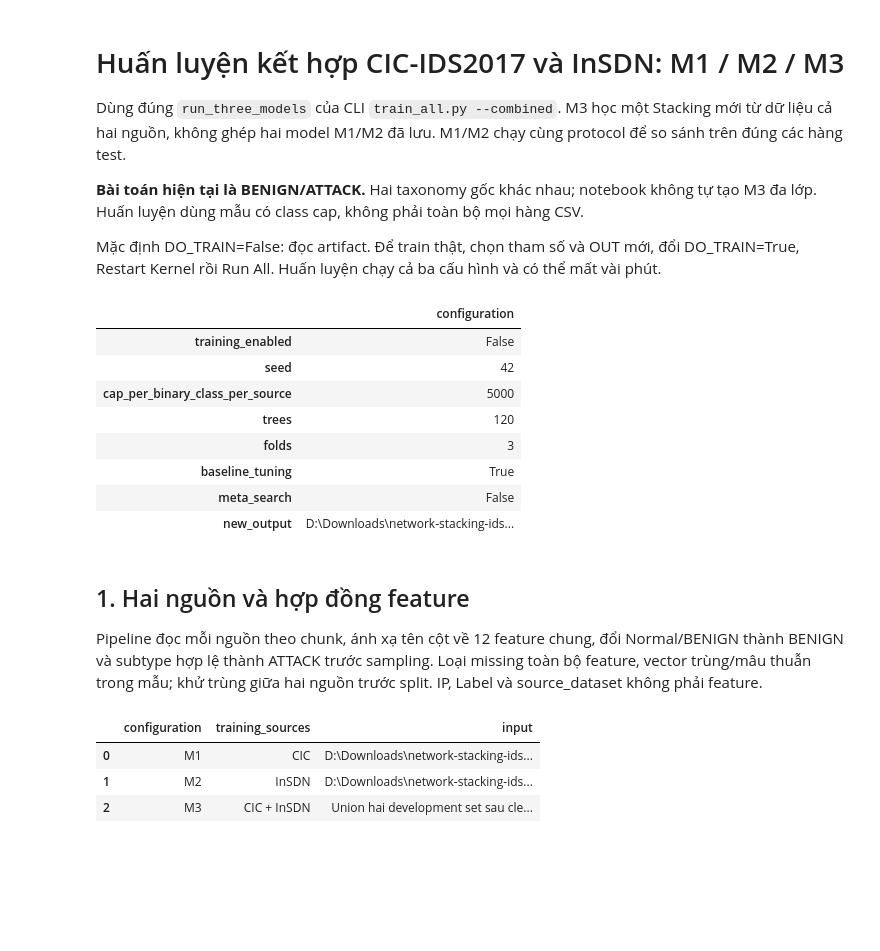
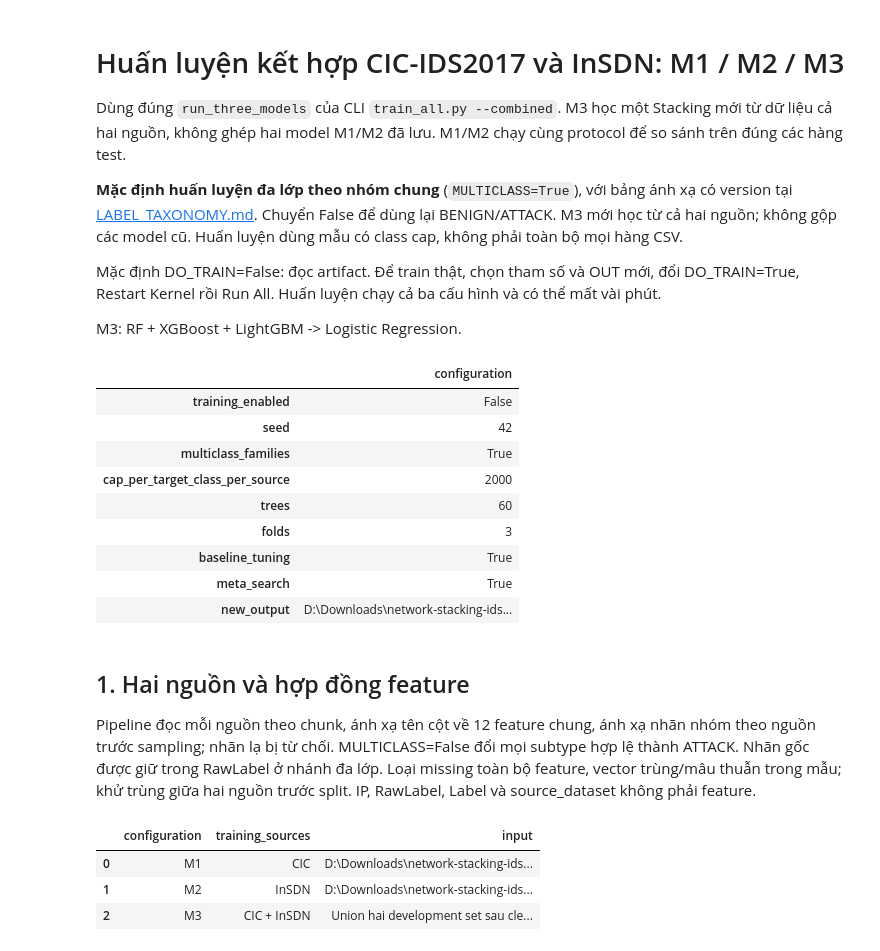
Before and after one commit to CongDuc-17/IDS-Stacking-Ensemble, a Jupyter notebook: notebooks/training_combined.ipynb, the cells around one changed output. Saved outputs shown, nothing was run; the diff lists cells and outputs as text; code cells hidden in the pictures; blank space fills up the shorter version.

```diff
--- a/notebooks/training_combined.ipynb
+++ b/notebooks/training_combined.ipynb
@@ -3,49 +3,55 @@
 
 Dùng đúng `run_three_models` của CLI `train_all.py --combined`. M3 học một Stacking mới từ dữ liệu cả hai nguồn, không ghép hai model M1/M2 đã lưu. M1/M2 chạy cùng protocol để so sánh trên đúng các hàng test.
 
-**Bài toán hiện tại là BENIGN/ATTACK.** Hai taxonomy gốc khác nhau; notebook không tự tạo M3 đa lớp. Huấn luyện dùng mẫu có class cap, không phải toàn bộ mọi hàng CSV.
+**Mặc định huấn luyện đa lớp theo nhóm chung** (`MULTICLASS=True`), với bảng ánh xạ có version tại [LABEL_TAXONOMY.md](../docs/LABEL_TAXONOMY.md). Chuyển False để dùng lại BENIGN/ATTACK. M3 mới học từ cả hai nguồn; không gộp các model cũ. Huấn luyện dùng mẫu có class cap, không phải toàn bộ mọi hàng CSV.
 
 Mặc định DO_TRAIN=False: đọc artifact. Để train thật, chọn tham số và OUT mới, đổi DO_TRAIN=True, Restart Kernel rồi Run All. Huấn luyện chạy cả ba cấu hình và có thể mất vài phút.
+
+M3: RF + XGBoost + LightGBM -> Logistic Regression.
 # %%
 %matplotlib inline
 from argparse import Namespace
 from pathlib import Path
 import json
 import sys
 import pandas as pd
 import matplotlib.pyplot as plt
 from IPython.display import display, Markdown
 
 ROOT = next(p for p in [Path.cwd(), *Path.cwd().parents] if (p / 'src/train_all.py').is_file())
 sys.path.insert(0, str(ROOT / 'src'))
 from three_models import run_three_models
 from features import FEATURES
 DO_TRAIN = False
-SEED, CAP, TREES, FOLDS = 42, 5000, 120, 3
-TUNE, STACK_SEARCH = True, False
+MULTICLASS = True
+SEED, FOLDS = 42, 3
+CAP, TREES = (2000, 60) if MULTICLASS else (5000, 120)
+TUNE, STACK_SEARCH = True, MULTICLASS
+RUN_NAME = "m3-trees" if MULTICLASS else "three-models"
 CIC_DATA = ROOT / 'data/MachineLearningCVE'
 INSDN_DATA = ROOT / 'data/InSDN(2020)'
-OUT = ROOT / f'experiments/notebook-combined-seed{SEED}'
-RESULT = ROOT / f'experiments/completion-20261110/three-models-seed{SEED}'
+OUT = ROOT / f'experiments/notebook-{RUN_NAME}-seed{SEED}'
+RESULT = ROOT / (f'experiments/m3-trees/seed{SEED}' if MULTICLASS else f'experiments/completion-20261110/three-models-seed{SEED}')
 def read_json(path):
     return json.loads(path.read_text(encoding='utf-8'))
-display(pd.Series({'training_enabled': DO_TRAIN, 'seed': SEED, 'cap_per_binary_class_per_source': CAP,
+display(pd.Series({'training_enabled': DO_TRAIN, 'seed': SEED, 'multiclass_families': MULTICLASS, 'cap_per_target_class_per_source': CAP,
                    'trees': TREES, 'folds': FOLDS, 'baseline_tuning': TUNE, 'meta_search': STACK_SEARCH,
                    'new_output': str(OUT)}, name='configuration').to_frame())
 # %% [output]
 |  | configuration |
 | training_enabled | False |
 | seed | 42 |
-| cap_per_binary_class_per_source | 5000 |
-| trees | 120 |
+| multiclass_families | True |
+| cap_per_target_class_per_source | 2000 |
+| trees | 60 |
 | folds | 3 |
 | baseline_tuning | True |
-| meta_search | False |
+| meta_search | True |
 | new_output | D:\Downloads\network-stacking-ids... |
 # %% [markdown]
 ## 1. Hai nguồn và hợp đồng feature
 
-Pipeline đọc mỗi nguồn theo chunk, ánh xạ tên cột về 12 feature chung, đổi Normal/BENIGN thành BENIGN và subtype hợp lệ thành ATTACK trước sampling. Loại missing toàn bộ feature, vector trùng/mâu thuẫn trong mẫu; khử trùng giữa hai nguồn trước split. IP, Label và source_dataset không phải feature.
+Pipeline đọc mỗi nguồn theo chunk, ánh xạ tên cột về 12 feature chung, ánh xạ nhãn nhóm theo nguồn trước sampling; nhãn lạ bị từ chối. MULTICLASS=False đổi mọi subtype hợp lệ thành ATTACK. Nhãn gốc được giữ trong RawLabel ở nhánh đa lớp. Loại missing toàn bộ feature, vector trùng/mâu thuẫn trong mẫu; khử trùng giữa hai nguồn trước split. IP, RawLabel, Label và source_dataset không phải feature.
 # %%
 display(pd.DataFrame([
     {'configuration': 'M1', 'training_sources': 'CIC', 'input': str(CIC_DATA)},
```
Also changed, not shown: parts of 9 cells of this notebook, 26 other files.
